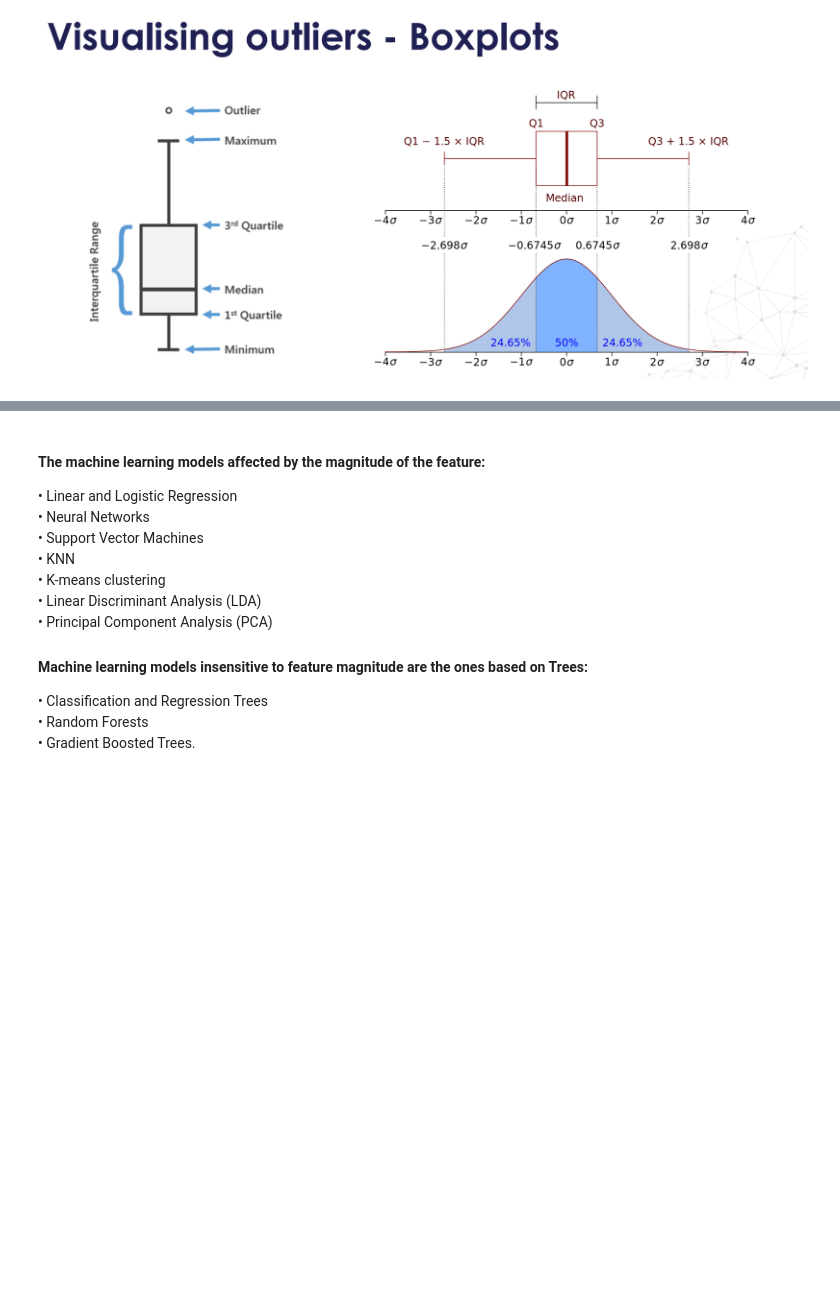
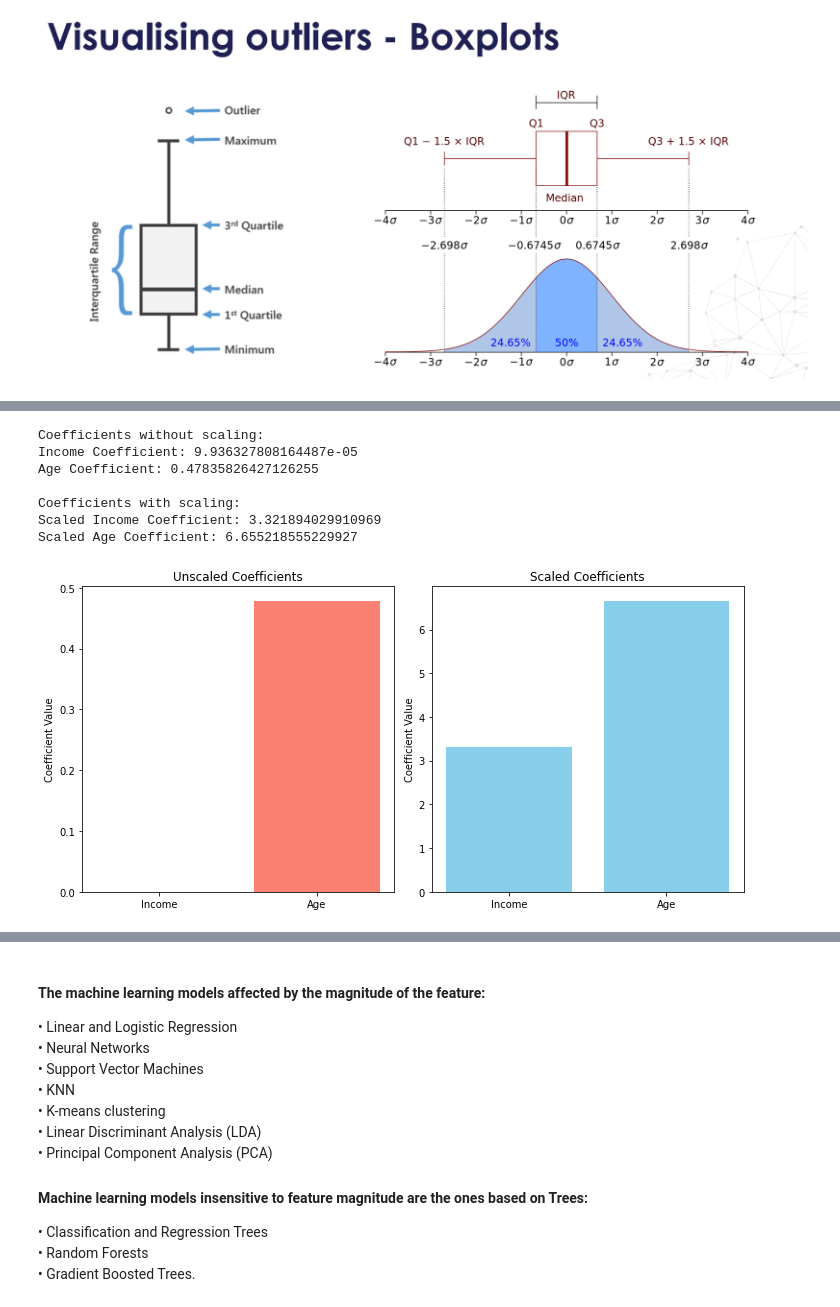
Before and after one commit to talk2jaydip/ML-interview, a Jupyter notebook: 1. Stastics.ipynb, the cells around one changed output, grey strips where cells are left out. Cells and saved outputs as stored; diff of their text form; code cells hidden in the pictures; blank space fills up the shorter version.

```diff
--- a/Stastics.ipynb
+++ b/1. Stastics.ipynb
@@ -42,0 +87,65 @@ with `smaller magnitude / value range`
+# %%
+
+import numpy as np
+import pandas as pd
+from sklearn.linear_model import LinearRegression
+from sklearn.preprocessing import StandardScaler
+import matplotlib.pyplot as plt
+
+# Create a sample dataset
+np.random.seed(42)
+n_samples = 100
+# Annual Income in dollars (range roughly 30k to 150k)
+income = np.random.randint(30000, 150000, n_samples)
+# Age in years (range roughly 20 to 70)
+age = np.random.randint(20, 70, n_samples)
+# A target variable that's influenced by both income and age
+# (Assume a simple relationship: higher income and moderate age give a higher score)
+target = 0.0001 * income + 0.5 * age + np.random.normal(0, 2, n_samples)
+
+# Create a DataFrame
+df = pd.DataFrame({
+    'Income': income,
+    'Age': age,
+    'Target': target
+})
+
+# --- Regression without scaling ---
+X = df[['Income', 'Age']]
+y = df['Target']
+model_unscaled = LinearRegression().fit(X, y)
+print("Coefficients without scaling:")
+print("Income Coefficient:", model_unscaled.coef_[0])
+print("Age Coefficient:", model_unscaled.coef_[1])
+
+# --- Regression with scaling ---
+scaler = StandardScaler()
+X_scaled = scaler.fit_transform(X)
+model_scaled = LinearRegression().fit(X_scaled, y)
+print("\nCoefficients with scaling:")
+print("Scaled Income Coefficient:", model_scaled.coef_[0])
+print("Scaled Age Coefficient:", model_scaled.coef_[1])
+
+# Plotting for visual comparison
+plt.figure(figsize=(10, 5))
+plt.subplot(1, 2, 1)
+plt.bar(['Income', 'Age'], model_unscaled.coef_, color='salmon')
+plt.title("Unscaled Coefficients")
+plt.ylabel("Coefficient Value")
+
+plt.subplot(1, 2, 2)
+plt.bar(['Income', 'Age'], model_scaled.coef_, color='skyblue')
+plt.title("Scaled Coefficients")
+plt.ylabel("Coefficient Value")
+
+plt.tight_layout()
+plt.show()
+# %% [output]
+Coefficients without scaling:
+Income Coefficient: 9.936327808164487e-05
+Age Coefficient: 0.47835826427126255
+
+Coefficients with scaling:
+Scaled Income Coefficient: 3.321894029910969
+Scaled Age Coefficient: 6.655218555229927
+[figure, added]
```
Also changed, not shown: parts of 36 cells of this notebook, 6 other files.
